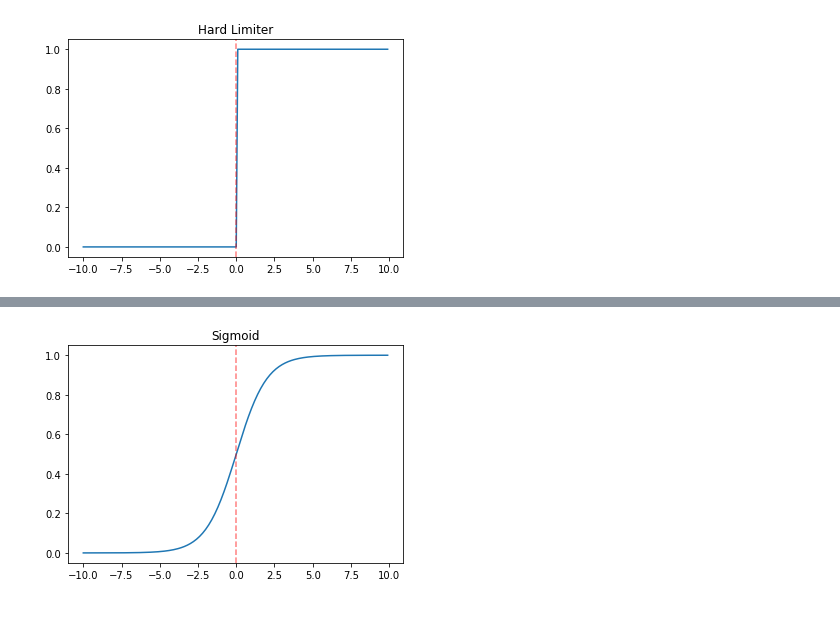
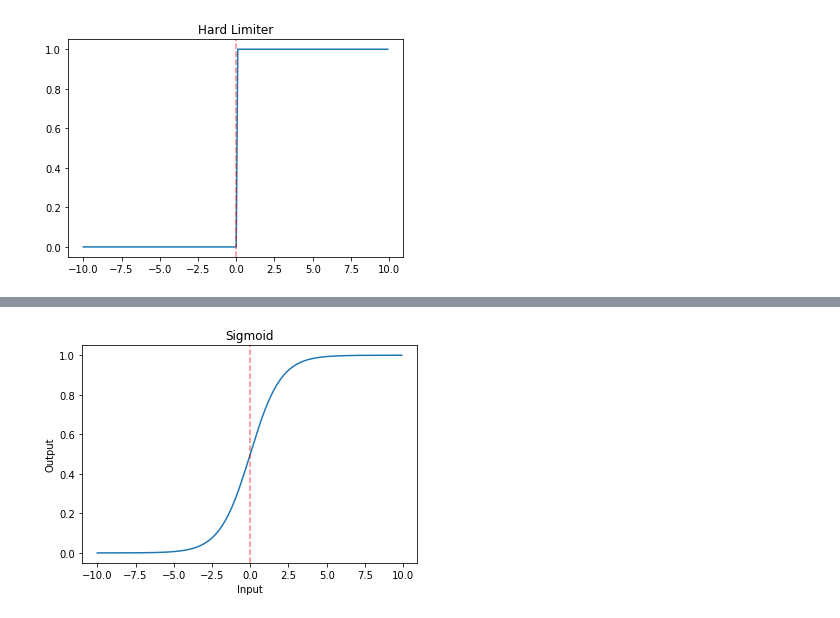
Before and after one commit to fabianmax/introduction-deep-learning, a Jupyter notebook: 02_mlp.ipynb, the cells around one changed output, grey strips where cells are left out. Drawn from its saved outputs; the diff is of its cells as text; code cells hidden in the pictures.

```diff
--- a/02_mlp.ipynb
+++ b/02_mlp.ipynb
@@ -148,15 +186,17 @@ plt.show()
 # %%
 def sigmoid(x):
     a = []
     for i in x:
         a.append(1/(1+math.exp(-i)))
     return(a)
 
 x = np.arange(-10., 10., 0.1)
 y = sigmoid(x)
 plt.plot(x,y)
 plt.axvline(x = 0, color = 'r', alpha = .5, linestyle = 'dashed')
 plt.title('Sigmoid')
+plt.xlabel('Input')
+plt.ylabel('Output')
 plt.show()
 # %% [output]
-[figure, old version]
+[figure, new version]
```
Also changed, not shown: parts of 10 cells of this notebook.
